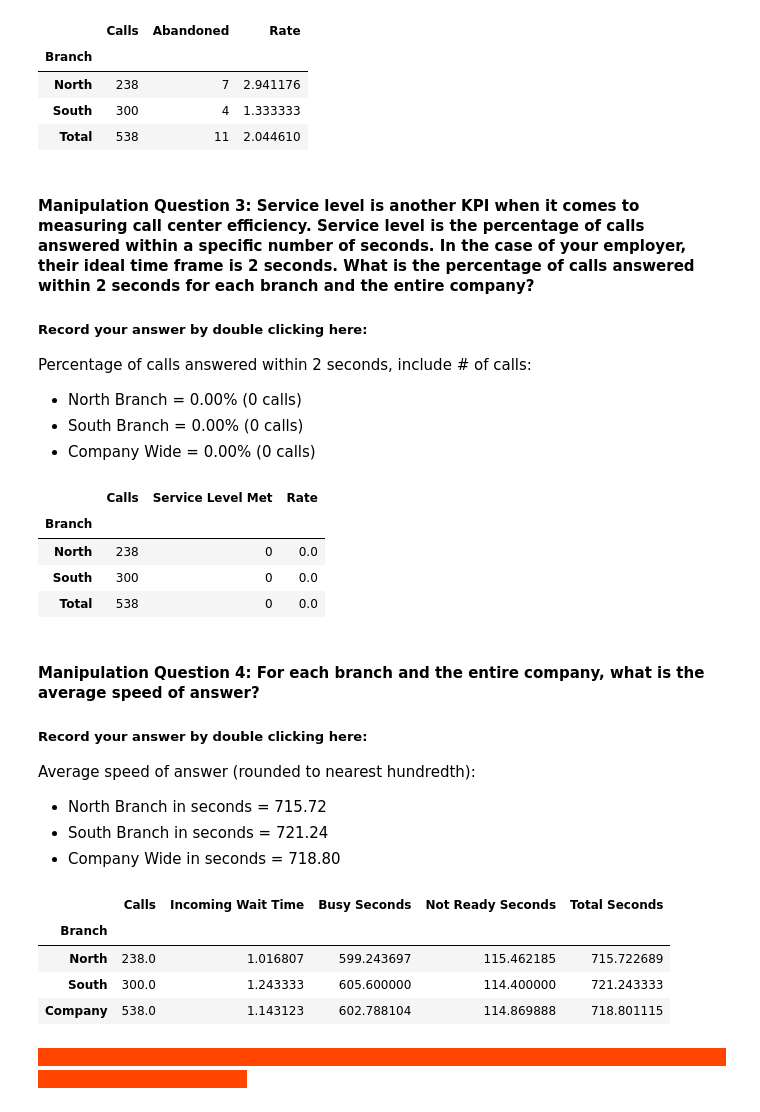
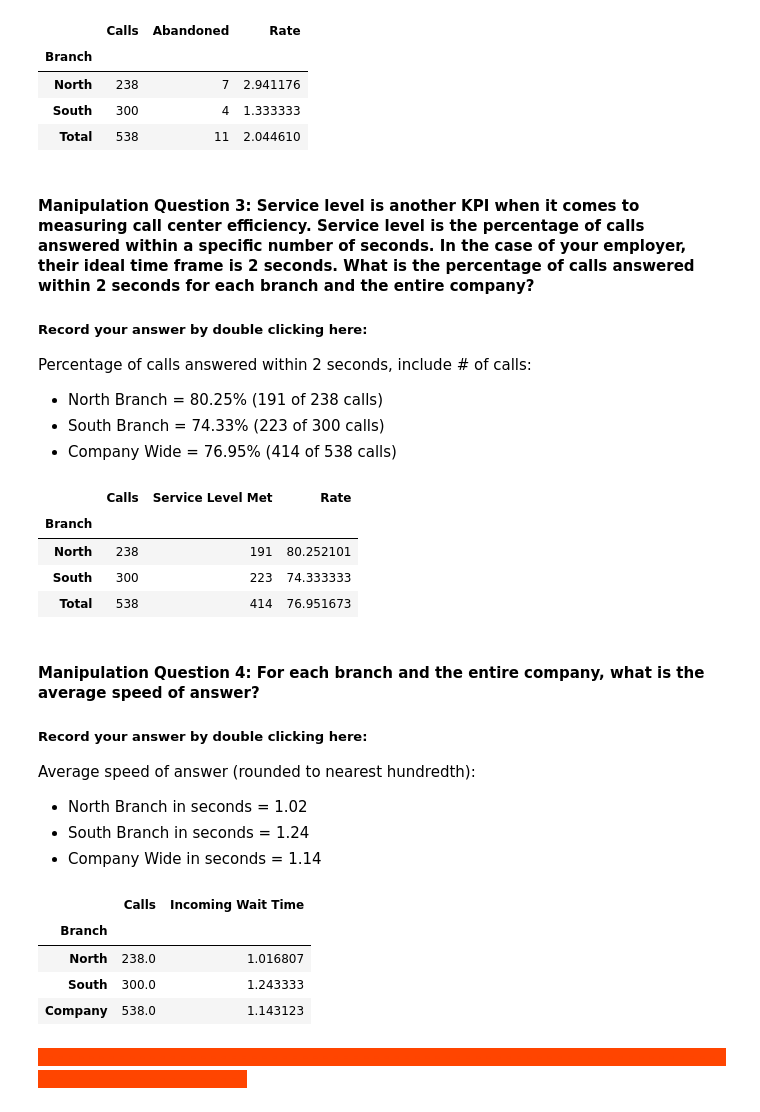
Before and after one commit to mtngrl1916/call-center-cleanup-assignment, a Jupyter notebook: Call_Center_Cleanup.ipynb, the cells around one changed output. Cells and saved outputs as stored; diff of their text form; code cells hidden in the pictures.

Commit message:
Refigured answer time section

```diff
--- a/Call_Center_Cleanup.ipynb
+++ b/Call_Center_Cleanup.ipynb
@@ -417,17 +417,17 @@ abandoned_records
 #### Manipulation Question 3:  Service level is another KPI when it comes to measuring call center efficiency. Service level is the percentage of calls answered within a specific number of seconds. In the case of your employer, their ideal time frame is 2 seconds. What is the percentage of calls answered within 2 seconds for each branch and the entire company?
 ##### Record your answer by double clicking here:
 Percentage of calls answered within 2 seconds, include # of calls:
-- North Branch = 0.00% (0 calls)
-- South Branch = 0.00% (0 calls)
-- Company Wide = 0.00% (0 calls)
+- North Branch = 80.25% (191 of 238 calls)
+- South Branch = 74.33% (223 of 300 calls)
+- Company Wide = 76.95% (414 of 538 calls)
 # %%
 # Add column to company dataframe with a boolean value for KPI met or not (value of 0 for False or 1 for True).
 # Service Level Met is answer time under 2 seconds.  Answer time = Incoming Wait Time + Busy Minutes + Not Ready Minutes
-service_level = df
-service_level['Service Level Met'] = (((service_level['Incoming Wait Time']) + (service_level['Busy Minutes'] * 60) + (service_level['Not Ready Minutes'] * 60)) <= 2) * 1
+service_level_table = df
+service_level_table['Service Level Met'] = ((service_level_table['Incoming Wait Time']) <= 2) * 1
 
 # group the company table by Branch and aggregate the sum of the Calls and Service Level columns
-assess_service_level = service_level.groupby(['Branch']).agg({'Calls':'sum','Service Level Met':'sum'})
+assess_service_level = service_level_table.groupby(['Branch']).agg({'Calls':'sum','Service Level Met':'sum'})
 
 # Add a Total row with a sum of each column
 assess_service_level.loc['Total'] = assess_service_level.sum()
@@ -438,42 +438,32 @@ assess_service_level
 # %% [output]
 |  | Calls | Service Level Met | Rate |
 | Branch |  |  |  |
-| North | 238 | 0 | 0.0 |
-| South | 300 | 0 | 0.0 |
-| Total | 538 | 0 | 0.0 |
+| North | 238 | 191 | 80.252101 |
+| South | 300 | 223 | 74.333333 |
+| Total | 538 | 414 | 76.951673 |
 # %% [markdown]
 #### Manipulation Question 4: For each branch and the entire company, what is the average speed of answer?
 ##### Record your answer by double clicking here:
 Average speed of answer (rounded to nearest hundredth):
-- North Branch in seconds = 715.72
-- South Branch in seconds = 721.24
-- Company Wide in seconds = 718.80
+- North Branch in seconds = 1.02
+- South Branch in seconds = 1.24
+- Company Wide in seconds = 1.14
 # %%
 # group the company table by Branch and aggregate the average Incoming Wait Time, Busy Minutes, and Not Ready Minutes
-answer_averages = df.groupby(['Branch']).agg({'Calls':'sum','Incoming Wait Time':'mean','Busy Minutes':'mean','Not Ready Minutes':'mean'})
+answer_averages = df.groupby(['Branch']).agg({'Calls':'sum','Incoming Wait Time':'mean'})
 
 # Define company averages
-Company_answers = df.agg({'Calls':'sum','Incoming Wait Time':'mean','Busy Minutes':'mean','Not Ready Minutes':'mean'})
+Company_answers = df.agg({'Calls':'sum','Incoming Wait Time':'mean'})
 
 # Add Company_answers as a row on answer_averages
 answer_averages.loc['Company'] = Company_answers
-
-# Convert minutes to seconds
-answer_averages['Busy Minutes'] = answer_averages['Busy Minutes'] * 60
-answer_averages['Not Ready Minutes'] = answer_averages['Not Ready Minutes'] * 60
-
-# Change column names to reflect quantifier
-answer_averages.rename(columns = {'Busy Minutes':'Busy Seconds', 'Not Ready Minutes':'Not Ready Seconds'}, inplace = True)
-
-# Add a Total Seconds column with the sum of seconds to answer
-answer_averages['Total Seconds'] = answer_averages['Incoming Wait Time'] + answer_averages['Busy Seconds'] + answer_averages['Not Ready Seconds']
 answer_averages
 # %% [output]
-|  | Calls | Incoming Wait Time | Busy Seconds | Not Ready Seconds | Total Seconds |
-| Branch |  |  |  |  |  |
-| North | 238.0 | 1.016807 | 599.243697 | 115.462185 | 715.722689 |
-| South | 300.0 | 1.243333 | 605.600000 | 114.400000 | 721.243333 |
-| Company | 538.0 | 1.143123 | 602.788104 | 114.869888 | 718.801115 |
+|  | Calls | Incoming Wait Time |
+| Branch |  |  |
+| North | 238.0 | 1.016807 |
+| South | 300.0 | 1.243333 |
+| Company | 538.0 | 1.143123 |
 # %% [markdown]
 <span style="background-color:orangered; color:orangered;">- - - - - - - - - - - - - - - - - - - - - - - - - - - - - - - - - - - - - - - - - - - - - - - - - - - - - - - - - - - - - - - - - - - - - - - - - - - - - - - - - - - - - - - - -</span>
 # %% [markdown]
```
Also changed, not shown: parts of 4 cells of this notebook.
